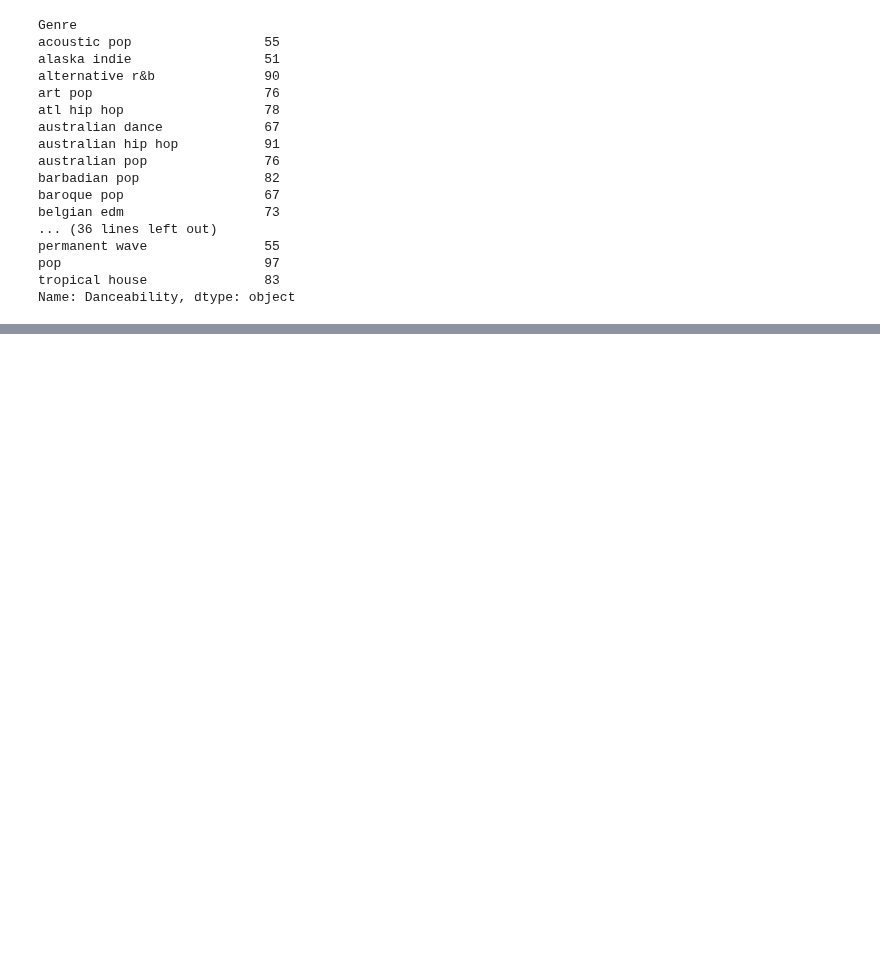
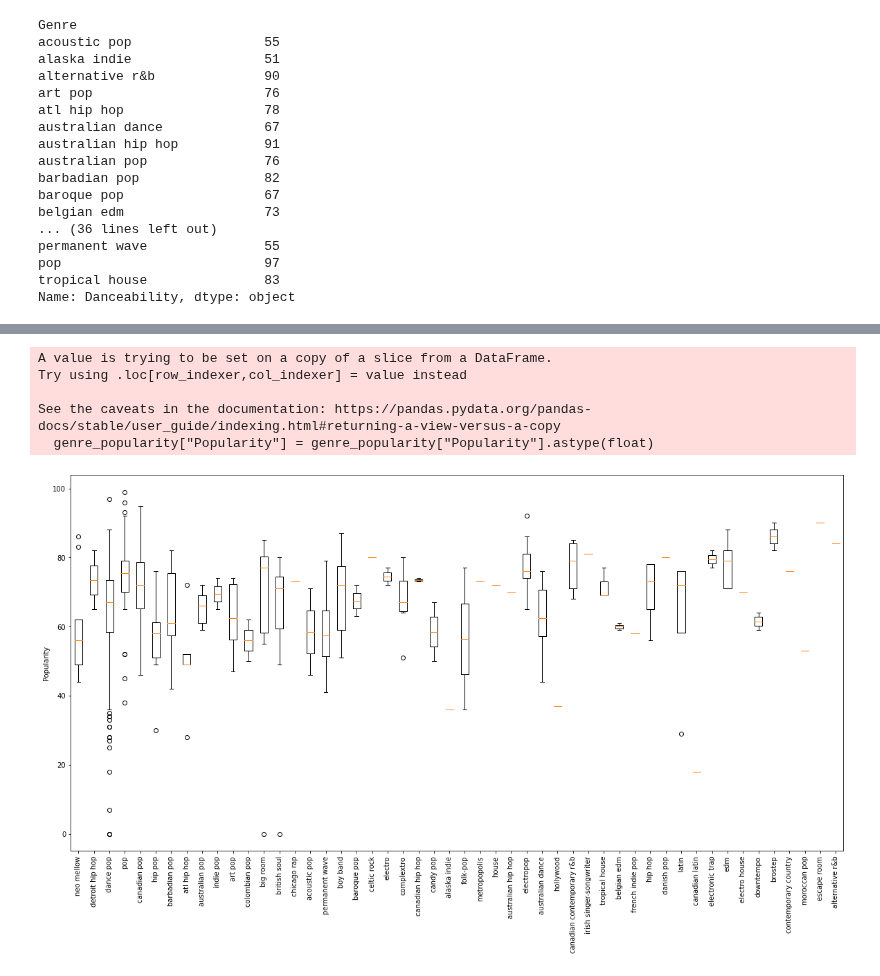
Before and after one commit to StevenTHG/Music-Research-Project-1, a Jupyter notebook: data_source_exploration.ipynb, the cells around one changed output, grey strips where cells are left out. Drawn from its saved outputs; the diff is of its cells as text; code cells hidden in the pictures; blank space fills up the shorter version.

```diff
--- a/data_source_exploration.ipynb
+++ b/data_source_exploration.ipynb
@@ -83,0 +100,34 @@ Name: Danceability, dtype: object
+# %%
+genre_list = list(top_10_df["Genre"].unique())
+# print(genre_list)
+genre_popularity_list = []
+genre_popularity = top_10_df[["Genre","Popularity"]]
+genre_popularity["Popularity"] = genre_popularity["Popularity"].astype(float)
+genre_popularity_groupby = genre_popularity.groupby("Genre")
+genre_popularity_groupby
+# print(type(tumor_volume_list[1]))
+    # Locate the rows which contain mice on each drug and get the tumor volumes
+genre_pop = [genre_popularity[(genre_popularity["Genre"]==x)] for x in genre_list]
+# print(genre_pop)
+# list(drugs_mice[0]["Tumor Volume (mm3)"])
+genre = 0
+for x in genre_pop:
+    genre_popularity_list.append(list(genre_pop[genre]["Popularity"]))
+    genre = genre+1
+    # add subset
+genre_popularity_list
+# genre_popularity_list
+# genre_popularity_df = pd.DataFrame(genre_popularity_list)
+fig1, ax1 = plt.subplots(figsize=(20, 10))
+ax1.set_ylabel("Popularity")
+ax1.boxplot(genre_popularity_list)
+ax1.set_xticklabels(genre_list)
+plt.xticks(rotation = 90)
+plt.show()
+# %% [output]
+A value is trying to be set on a copy of a slice from a DataFrame.
+Try using .loc[row_indexer,col_indexer] = value instead
+
+See the caveats in the documentation: https://pandas.pydata.org/pandas-docs/stable/user_guide/indexing.html#returning-a-view-versus-a-copy
+  genre_popularity["Popularity"] = genre_popularity["Popularity"].astype(float)
+[figure, added]
```
Also changed, not shown: parts of 3 cells of this notebook.
